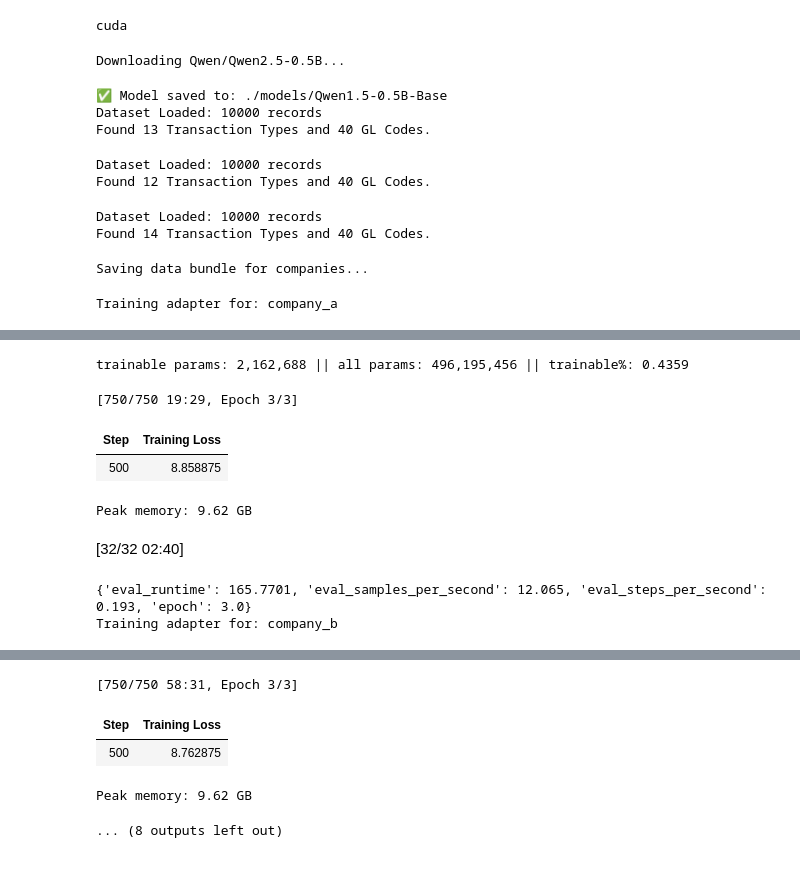
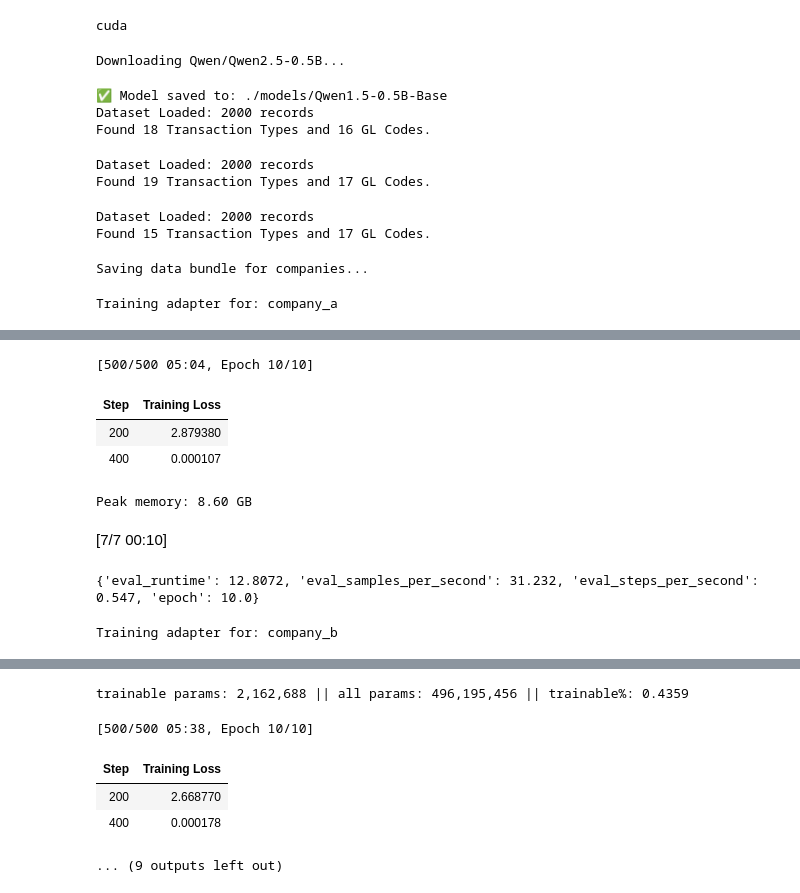
Before and after one commit to nishitmv/LORA_POCs, a Jupyter notebook: SLM-LORA/QWEN0.5B-LORA-Transactions-Company-Adapters-Complex-Trans.ipynb, the cells around one changed output, grey strips where cells are left out. Saved outputs shown, nothing was run; the diff lists cells and outputs as text; code cells hidden in the pictures.

```diff
--- a/SLM-LORA/QWEN0.5B-LORA-Transactions-Company-Adapters-Complex-Trans.ipynb
+++ b/SLM-LORA/QWEN0.5B-LORA-Transactions-Company-Adapters-Complex-Trans.ipynb
@@ -20,7 +20,7 @@ print(device)
 cuda
 # %%
 def get_company_dataset(company, tokenizer, max_length=128, test_size=0.2):
-    df = pd.read_csv(f"{company}_data.csv")
+    df = pd.read_csv(f"{company}_data_v2.csv")
 
     #  Label Encoding (Local to this company/dataset)
     # If global consistency needed across companies, pass fitted encoders instead.
@@ -145,6 +145,11 @@ class QwenMultiHeadClassifier(nn.Module):
         self.type_head = nn.Linear(self.config.hidden_size, num_type_labels)
         self.code_head = nn.Linear(self.config.hidden_size, num_code_labels)
 
+        self.type_head.weight.data.normal_(mean=0.0, std=0.001) # Tiny std dev
+        self.type_head.bias.data.zero_()
+
+        self.code_head.weight.data.normal_(mean=0.0, std=0.001)
+        self.code_head.bias.data.zero_()
         # changing heads added to QWEN Data Type DFloat16
         self.type_head.to(self.qwen.dtype)
         self.code_head.to(self.qwen.dtype)
@@ -312,9 +317,9 @@ import joblib
 
 # ... (inside your training loop, after creating data_bundle) ...
 print(f"Saving data bundle for companies...")
-joblib.dump(data_bundle_company_a, "data_bundle_company_a.pkl")
-joblib.dump(data_bundle_company_b, "data_bundle_company_b.pkl")
-joblib.dump(data_bundle_company_c, "data_bundle_company_c.pkl")
+joblib.dump(data_bundle_company_a, "data_bundle_company_a_v2.pkl")
+joblib.dump(data_bundle_company_b, "data_bundle_company_b_v2.pkl")
+joblib.dump(data_bundle_company_c, "data_bundle_company_c_v2.pkl")
 
 peft_config = LoraConfig(
     #treat the Qwen backbone as a feature extractor.as we have custom multihead QWEN ,
@@ -333,12 +338,12 @@ peft_config = LoraConfig(
 # %% [output]
 Downloading Qwen/Qwen2.5-0.5B...
 ✅ Model saved to: ./models/Qwen1.5-0.5B-Base
-Dataset Loaded: 10000 records
-Found 13 Transaction Types and 40 GL Codes.
+Dataset Loaded: 2000 records
+Found 18 Transaction Types and 16 GL Codes.
-Dataset Loaded: 10000 records
-Found 12 Transaction Types and 40 GL Codes.
+Dataset Loaded: 2000 records
+Found 19 Transaction Types and 17 GL Codes.
-Dataset Loaded: 10000 records
-Found 14 Transaction Types and 40 GL Codes.
+Dataset Loaded: 2000 records
+Found 15 Transaction Types and 17 GL Codes.
 Saving data bundle for companies...
 # %%
 
@@ -365,7 +370,7 @@ for company in companies:
         lora_config=peft_config
     )
 
-    model.qwen.resize_token_embeddings(len(tokenizer))
+    #model.qwen.resize_token_embeddings(len(tokenizer))
 
     for param in model.type_head.parameters(): param.requires_grad = True
     for param in model.code_head.parameters(): param.requires_grad = True
@@ -376,13 +381,14 @@ for company in companies:
     per_device_train_batch_size=32,
     per_device_eval_batch_size=64,
     gradient_accumulation_steps=1,
-    num_train_epochs=3,
-    learning_rate=3e-4,
-
-    # Strategy
+    num_train_epochs=10,
+    learning_rate=5e-4,
+    warmup_steps=50,
+    max_grad_norm=0.3,
+        # Strategy
     #eval_strategy="epoch",
     save_strategy="no",
-    #logging_steps=10,
+    logging_steps=200,
 
     # Best Model Selection
     #load_best_model_at_end=True,
@@ -410,7 +416,7 @@ for company in companies:
     metrics = custom_trainer.evaluate(eval_dataset=val_dataset)
     print(metrics)
 
-    save_path = f"./final_adapters_QWEN_0_5/{company}"
+    save_path = f"./final_adapters_QWEN_0_5_v2/{company}"
 
     # Save Adapter & Heads
     # This saves the LoRA weights
@@ -427,8 +433,8 @@ Warning: You are sending unauthenticated requests to the HF Hub. Please set a HF
-trainable params: 2,162,688 || all params: 496,195,456 || trainable%: 0.4359
+[500/500 05:04, Epoch 10/10]
+| Step | Training Loss |
+| 200 | 2.879380 |
+| 400 | 0.000107 |
-[750/750 19:29, Epoch 3/3]
+Peak memory: 8.60 GB
-| Step | Training Loss |
-| 500 | 8.858875 |
+[7/7 00:10]
-Peak memory: 9.62 GB
+{'eval_runtime': 12.8072, 'eval_samples_per_second': 31.232, 'eval_steps_per_second': 0.547, 'epoch': 10.0}
-[32/32 02:40]
-{'eval_runtime': 165.7701, 'eval_samples_per_second': 12.065, 'eval_steps_per_second': 0.193, 'epoch': 3.0}
 Training adapter for: company_b
@@ -436,8 +442,9 @@ trainable params: 2,162,688 || all params: 496,195,456 || trainable%: 0.4359
-[750/750 58:31, Epoch 3/3]
+trainable params: 2,162,688 || all params: 496,195,456 || trainable%: 0.4359
+[500/500 05:38, Epoch 10/10]
 | Step | Training Loss |
-| 500 | 8.762875 |
+| 200 | 2.668770 |
+| 400 | 0.000178 |
-Peak memory: 9.62 GB
-... (8 outputs left out)
+... (9 outputs left out)
 # %%
 model_id = "Qwen/Qwen2.5-0.5B"
 
```
Also changed, not shown: parts of 3 cells of this notebook, 21 other files.
